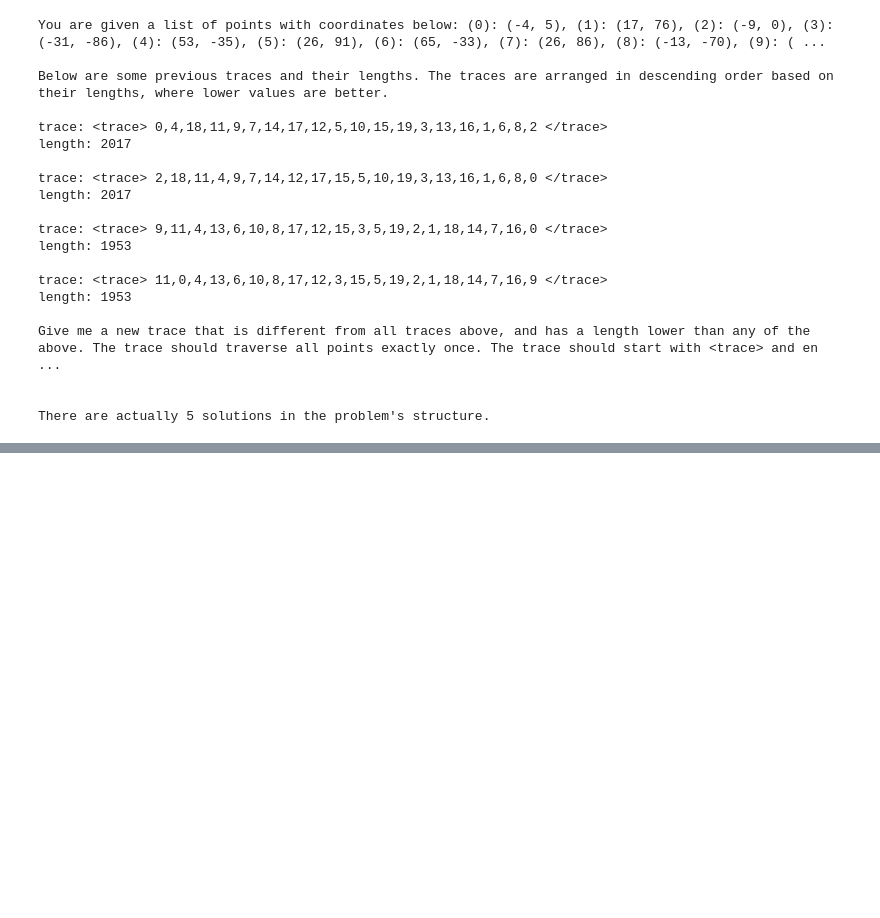
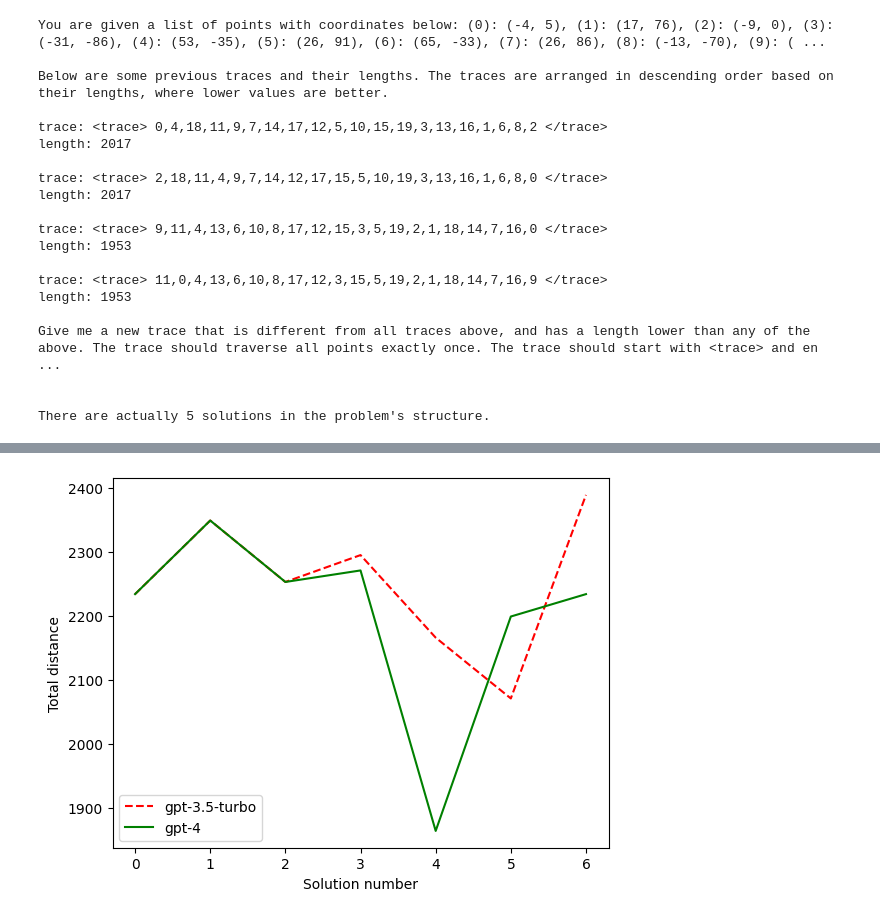
Before and after one commit to davisgcii/optimization-by-prompting, a Jupyter notebook: opro.ipynb, the cells around one changed output, grey strips where cells are left out. Saved outputs shown, nothing was run; the diff lists cells and outputs as text; code cells hidden in the pictures; blank space fills up the shorter version.

```diff
--- a/opro.ipynb
+++ b/opro.ipynb
@@ -70,7 +70,7 @@ class MathPrompt:
         return self.prompt_string
 # %%
 # ok, let's test out the class with an example from Figure 18 the paper
-problem = "You are given a list of points with coordinates below: (0): (-4, 5), (1): (17, 76), (2): (-9, 0), (3): (-31, -86), (4): (53, -35), (5): (26, 91), (6): (65, -33), (7): (26, 86), (8): (-13, -70), (9): (13, 79), (10): (-73, -86), (11): (-45, 93), (12): (74, 24), (13): (67, -42), (14): (87, 51), (15): (83, 94), (16): (-7, 52), (17): (-89, 47), (18): (0, -38), (19): (61, 58)."
+problem_statement = "You are given a list of points with coordinates below: (0): (-4, 5), (1): (17, 76), (2): (-9, 0), (3): (-31, -86), (4): (53, -35), (5): (26, 91), (6): (65, -33), (7): (26, 86), (8): (-13, -70), (9): (13, 79), (10): (-73, -86), (11): (-45, 93), (12): (74, 24), (13): (67, -42), (14): (87, 51), (15): (83, 94), (16): (-7, 52), (17): (-89, 47), (18): (0, -38), (19): (61, 58)."
 solution_description = "Below are some previous traces and their lengths. The traces are arranged in descending order based on their lengths, where lower values are better."
 instruction = "Give me a new trace that is different from all traces above, and has a length lower than any of the above. The trace should traverse all points exactly once. The trace should start with <trace> and end with </trace>."
 
@@ -106,7 +106,7 @@ solutions.append(Solution(
     1953,
 ))
 
-test_problem = MathPrompt(problem, instruction, solution_description, solution_count=4, sort_ascending=False)
+test_problem = MathPrompt(problem_statement, instruction, solution_description, solution_count=4, sort_ascending=False)
 
 for solution in solutions:
     test_problem.add_solution(solution)
@@ -246,12 +246,12 @@ get_new_trace(test_problem.prompt_string)
 # %%
 # now let's put it all together and try to get 3.5-turbo to solve the problem!
 starting_solutions = generate_random_solutions(points, num_solutions=3)
-problem = MathPrompt(problem, instruction, solution_description, solution_count=10, sort_ascending=False)
+gpt_35_turbo_problem = MathPrompt(problem_statement, instruction, solution_description, solution_count=10, sort_ascending=False)
 
 for solution in starting_solutions:
-    problem.add_solution(solution)
+    gpt_35_turbo_problem.add_solution(solution)
 
-print(problem)
+print(gpt_35_turbo_problem)
 # %% [output]
 You are given a list of points with coordinates below: (0): (-4, 5), (1): (17, 76), (2): (-9, 0), (3): (-31, -86), (4): (53, -35), (5): (26, 91), (6): (65, -33), (7): (26, 86), (8): (-13, -70), (9): ( ...
 
@@ -358,0 +334,8 @@ plt.show()
+# %%
+# let's do gpt-4 and compare (using the same starting solutions)
+gpt4_problem = MathPrompt(problem_statement, instruction, solution_description, solution_count=10, sort_ascending=False)
+
+for solution in starting_solutions:
+    gpt4_problem.add_solution(solution)
+
+solve_traveling_salesman(gpt4_problem, max_iters=12, model="gpt-4")
@@ -358,0 +361,10 @@ plt.show()
+# %%
+# add the gpt-4 results to the plot, compare to gpt_35_turbo
+plt.plot(gpt_35_turbo_problem.ordered_values, linestyle="--", color="red")
+plt.plot(gpt4_problem.ordered_values, color="green")
+plt.legend(["gpt-3.5-turbo", "gpt-4"])
+plt.ylabel('Total distance')
+plt.xlabel('Solution number')
+plt.show()
+# %% [output]
+[figure, added]
```
Also changed, not shown: parts of 8 cells of this notebook.
